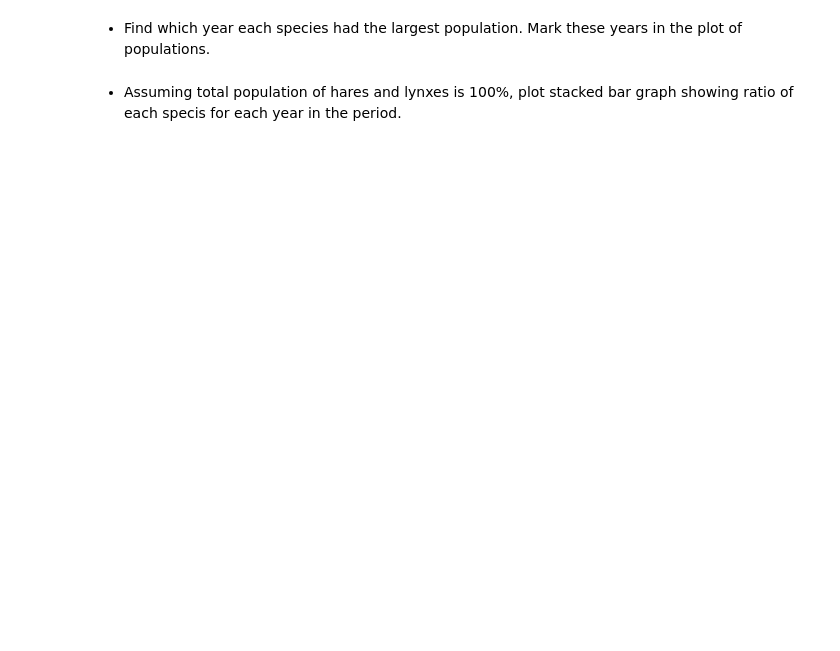
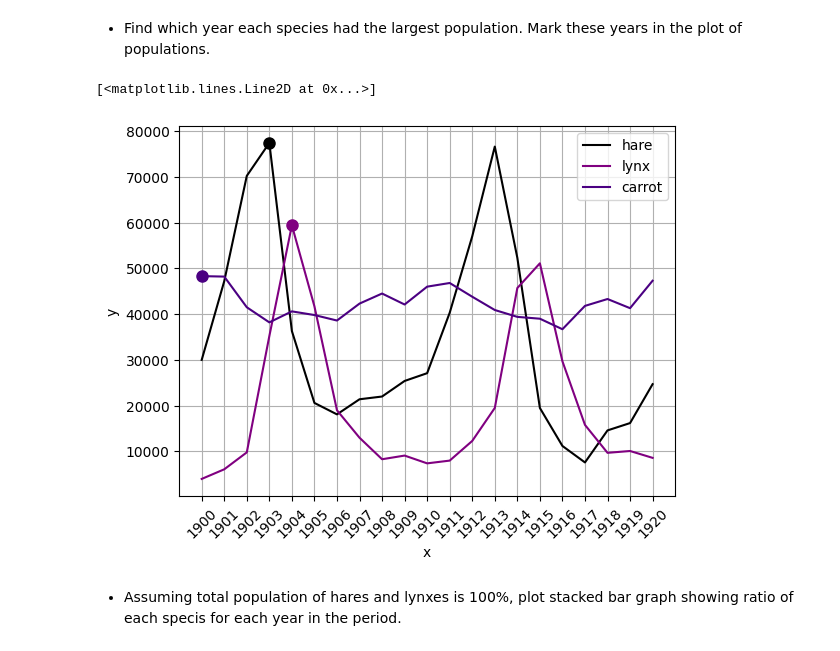
Before and after one commit to Mugetsu-Nuckie/dzstatprac, a Jupyter notebook: dz2.ipynb, the cells around one changed output. Saved outputs shown, nothing was run; the diff lists cells and outputs as text; code cells hidden in the pictures; blank space fills up the shorter version.

```diff
--- a/dz2.ipynb
+++ b/dz2.ipynb
@@ -96,4 +98,31 @@ ValueError: could not convert string '<!DOCTYPE' to float64 at row 0, column 1.
 # %% [markdown]
 - Find which year each species had the largest population. Mark these years in the plot of populations.
+# %%
+data = np.loadtxt('populations.txt')
+column1 = data[:, 0]
+column2 = data[:, 1]
+column3 = data[:, 2]
+column4 = data[:, 3]
+plt.plot(column1, column2, "black", label = "hare")
+plt.plot(column1, column3, "purple", label = "lynx")
+plt.plot(column1, column4, "indigo", label = "carrot")
+plt.legend(loc="best")
+plt.xlabel('x')
+plt.ylabel('y')
+plt.xticks(column1, rotation=45)
+plt.grid(True)
+
+column2.max()
+idx2 = column2.argmax()
+plt.plot(column1[idx2], column2[idx2],  color='black', marker='o', linestyle='', markersize=8)
+column3.max()
+idx3 = column3.argmax()
+plt.plot(column1[idx3], column3[idx3], color='purple', marker='o', linestyle='', markersize=8)
+column4.max()
+idx4 = column4.argmax()
+plt.plot(column1[idx4], column4[idx4], color='indigo', marker='o', linestyle='', markersize=8)
+# %% [output]
+[<matplotlib.lines.Line2D at 0x...>]
+[figure, added]
 # %% [markdown]
 - Assuming total population of hares and lynxes is 100%, plot stacked bar graph showing ratio of each specis for each year in the period.
```
Also changed, not shown: parts of 7 cells of this notebook.
